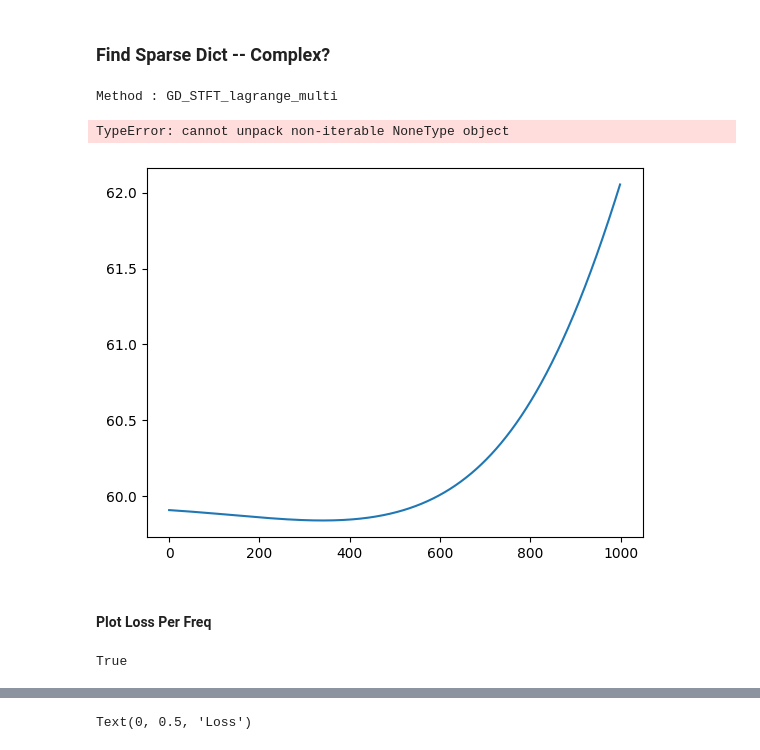
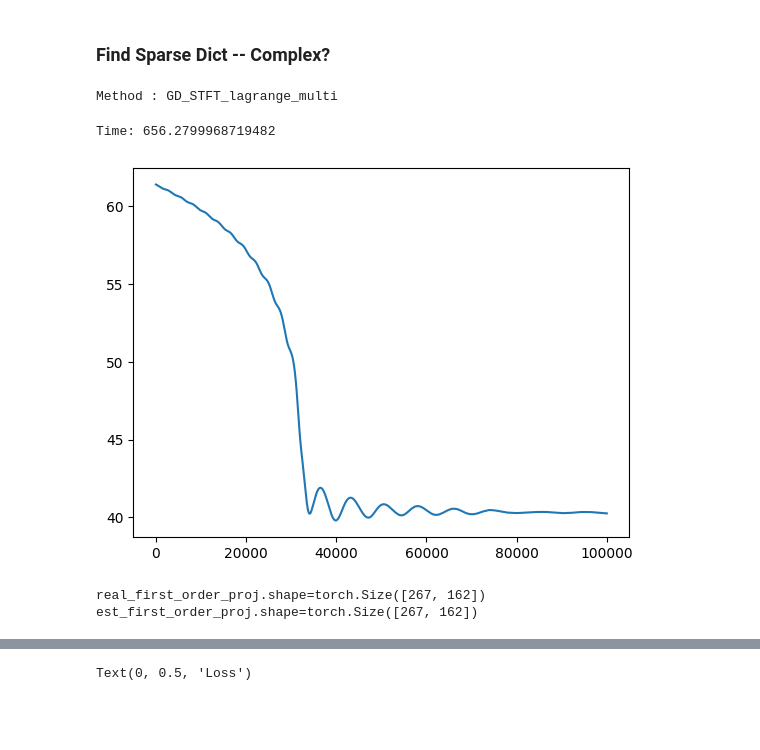
Before and after one commit to Amitmils/AmbisonicUpscaling, a Jupyter notebook: run_script_v2.ipynb, the cells around one changed output, grey strips where cells are left out. Saved outputs shown, nothing was run; the diff lists cells and outputs as text; code cells hidden in the pictures; blank space fills up the shorter version.

Commit message:
STFT converges

```diff
--- a/run_script_v2.ipynb
+++ b/run_script_v2.ipynb
@@ -67,15 +63,15 @@ signals = [
     signal_info(
         signal_path=r"data/sound_files/male_speech.wav",
         th=90,
-        ph=90,
-        in_rad=False,
-    ),
-    signal_info(
-        signal_path=r"data/sound_files/female_speech.wav",
-        th=90,
         ph=45,
         in_rad=False,
     ),
+    # signal_info(
+    #     signal_path=r"data/sound_files/female_speech.wav",
+    #     th=90,
+    #     ph=45,
+    #     in_rad=False,
+    # ),
 ]
 # %% [markdown]
 ### Encode Sound Field
@@ -164,25 +163,32 @@ else:
 ### Find Sparse Dict -- Complex?
 # %%
 if True:
-    opt = optimizer(Y_p, alpha=0.1, method=GD_STFT_OPT_METHOD,device=DEVICE , save_loss=False)
+    Y_p_complex = utils.create_sh_matrix(input_order, zen=sound_field.P_th, azi=sound_field.P_ph,type='complex')
+    Y_p_real = utils.create_sh_matrix(input_order, zen=sound_field.P_th, azi=sound_field.P_ph,type='real')
+    opt = optimizer(Y_p_complex, alpha=0.1, method=GD_STFT_OPT_METHOD,device=DEVICE , save_loss=False)
     opt.P_th = sound_field.P_th
     opt.P_ph = sound_field.P_ph
     print(f"Method : {opt.method}")
     start = time.time()
     with torch.no_grad():
-        s_dict_subbands, s_windowed, s_dict = sound_field.get_sparse_dict_v3(anm_f,opt,iter = 1e3,multi_processing=False,save=True) #single processing progress bar doesnt work
+        s_stft_dict = sound_field.get_sparse_dict_v3(anm_f,opt,iter = 1e5,multi_processing=False,save=True) #single processing progress bar doesnt work
     print(f"Time: {time.time()-start}")
-    real_anmt = sound_field.anm_t_windowed.sum(dim=1).squeeze().reshape(-1,4)
-    print(f"{real_anmt.shape=}")
-    est_anmt = (Y_p.cpu() @ s_dict.cpu()).t()
-    print(f"{est_anmt.shape=}")
 # %% [output]
 Method : GD_STFT_lagrange_multi
-TypeError: cannot unpack non-iterable NoneType object
+Time: 656.2799968719482
-[figure, old version]
+[figure, new version]
-# %% [markdown]
-#### Plot Loss Per Freq
-# %%
-opt.save_loss
-# %% [output]
-True
+# %%
+window=0
+s_stft_dict_complex = torch.complex(s_stft_dict[...,:s_stft_dict.shape[-1]//2], s_stft_dict[...,s_stft_dict.shape[-1]//2:])
+Y_p_complex = utils.create_sh_matrix(
+    input_order, zen=sound_field.P_th, azi=sound_field.P_ph, type='complex'
+)
+real_first_order_proj = (torch.abs((anm_f.permute(0,2,1) @ torch.conj(Y_p_complex)))**2).sum(dim=1)
+print(f"{real_first_order_proj.shape=}")
+est_first_order_proj = (torch.abs((Y_p_complex.cpu() @ s_stft_dict_complex.cpu()).permute(0,2,1) @ torch.conj(Y_p_complex))**2).sum(1)
+print(f"{est_first_order_proj.shape=}")
+
+energy_dict = s_stft_dict[...,:s_stft_dict.shape[-1]//2]**2 + s_stft_dict[...,s_stft_dict.shape[-1]//2:]**2
+# %% [output]
+real_first_order_proj.shape=torch.Size([267, 162])
+est_first_order_proj.shape=torch.Size([267, 162])
```
Also changed, not shown: parts of 6 cells of this notebook, 3 other files.
